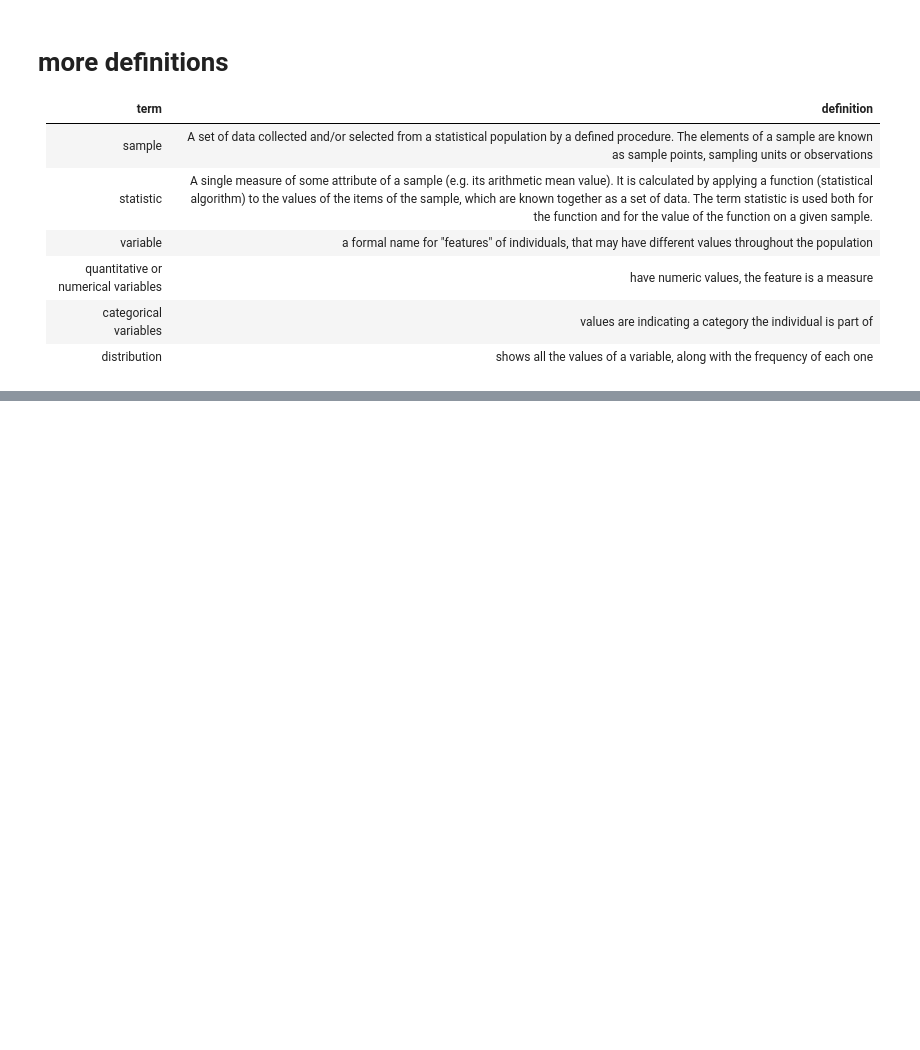
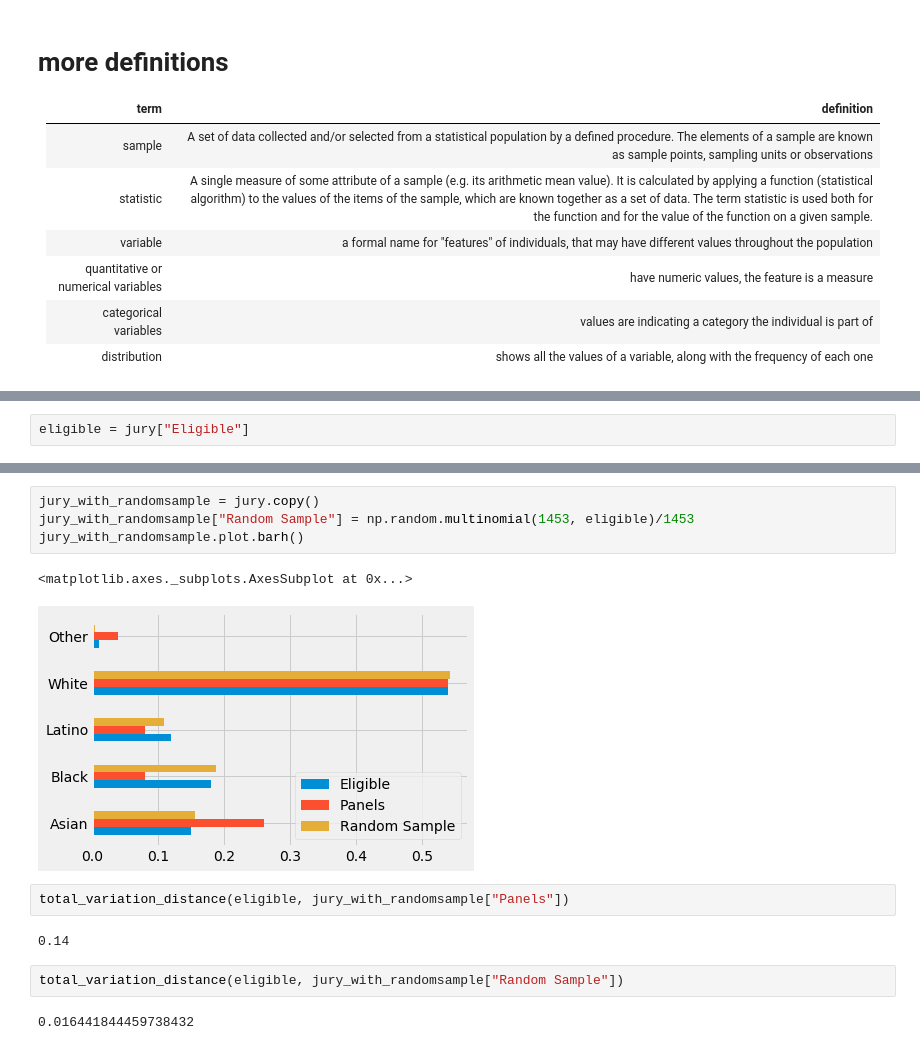
Before and after one commit to petrem/learn, a Jupyter notebook: py/ds/8.2_lec6.ipynb, the cells around one changed output, grey strips where cells are left out. Saved outputs shown, nothing was run; the diff lists cells and outputs as text; blank space fills up the shorter version.

```diff
--- a/py/ds/8.2_lec6.ipynb
+++ b/py/ds/8.2_lec6.ipynb
@@ -59,0 +107,2 @@ distribution | shows all the values of a variable, along with the frequency of e
+# %%
+eligible = jury["Eligible"]
@@ -59,0 +119,15 @@ distribution | shows all the values of a variable, along with the frequency of e
+# %%
+jury_with_randomsample = jury.copy()
+jury_with_randomsample["Random Sample"] = np.random.multinomial(1453, eligible)/1453
+jury_with_randomsample.plot.barh()
+# %% [output]
+<matplotlib.axes._subplots.AxesSubplot at 0x...>
+[figure, added]
+# %%
+total_variation_distance(eligible, jury_with_randomsample["Panels"])
+# %% [output]
+0.14
+# %%
+total_variation_distance(eligible, jury_with_randomsample["Random Sample"])
+# %% [output]
+0.016441844459738432
```
Also changed, not shown: parts of 12 cells of this notebook, 8 other files.
